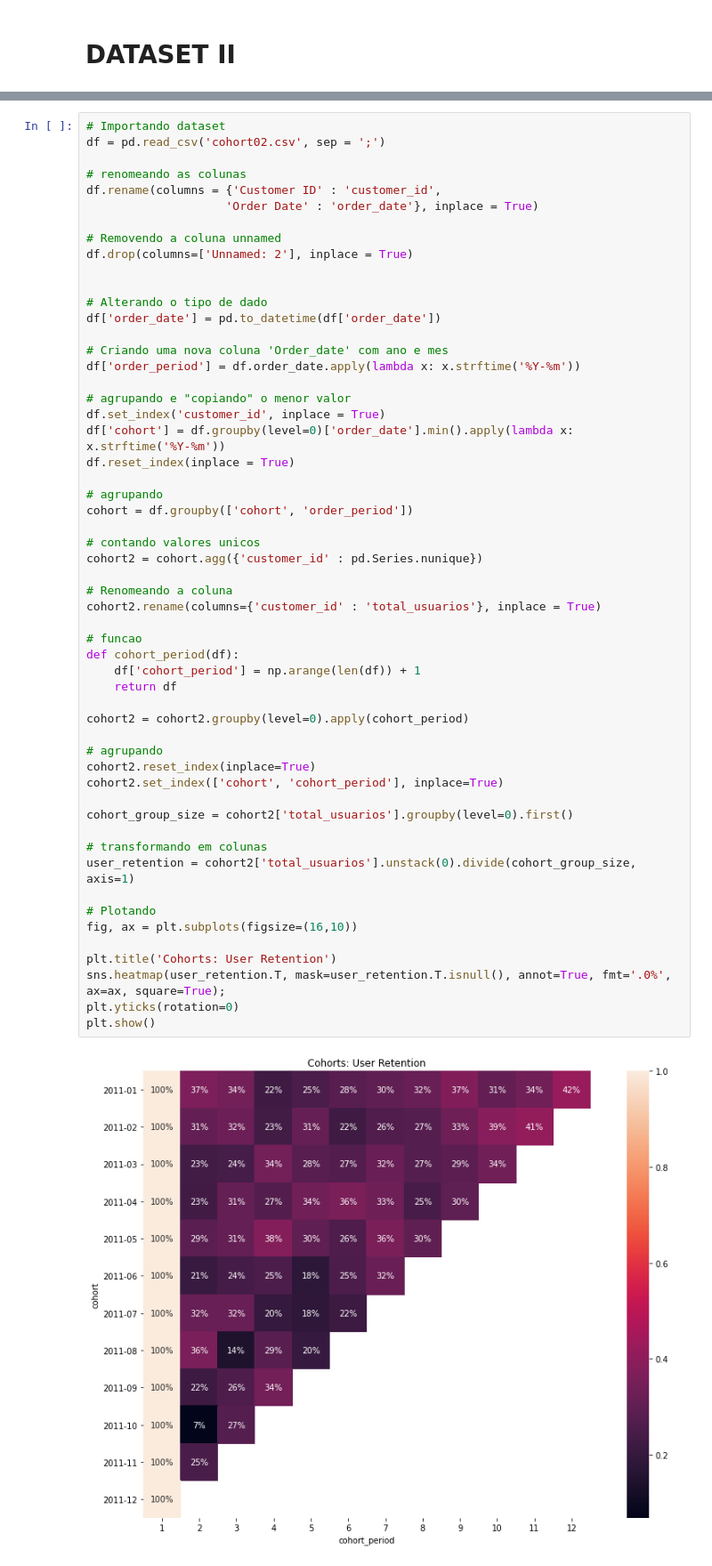
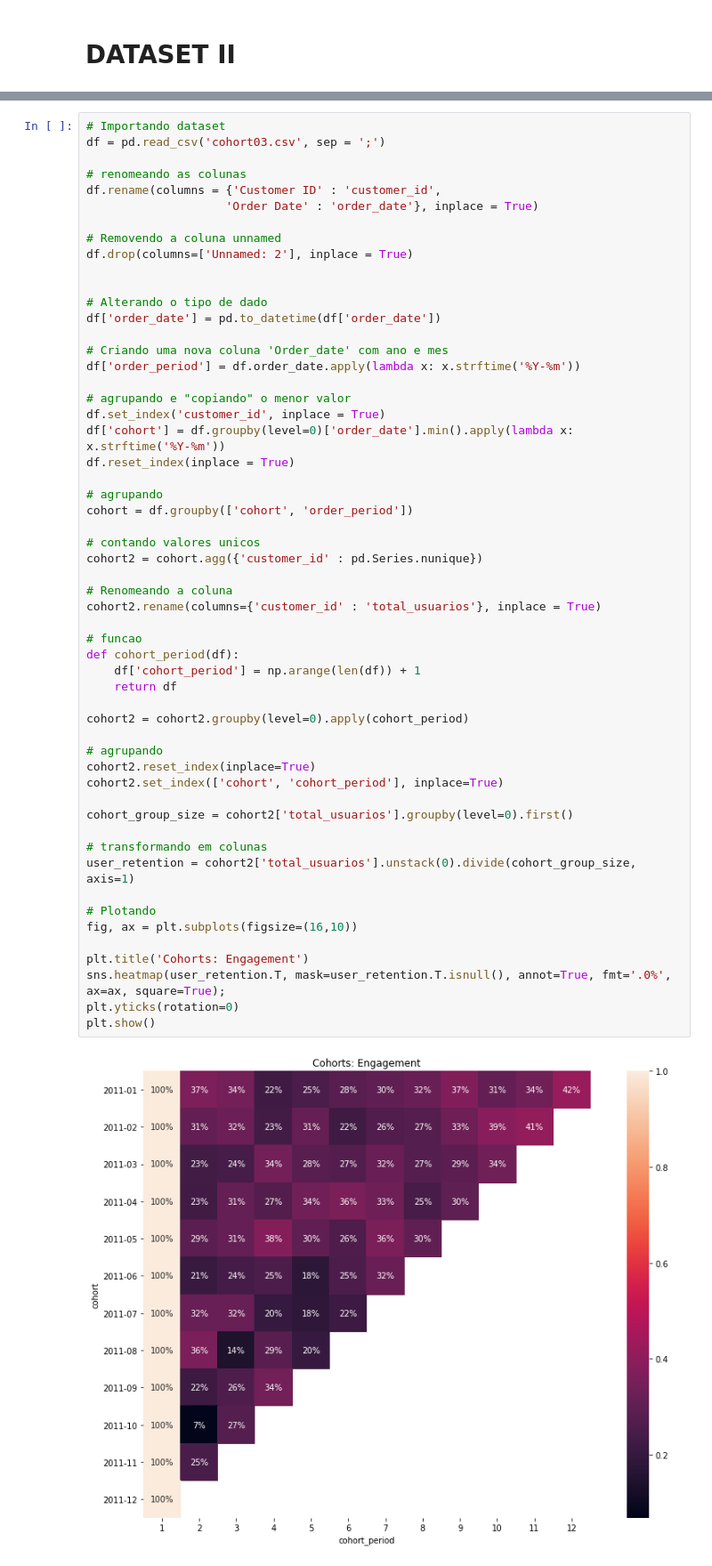
Before and after one commit to daianeklein/Space-Data, a Jupyter notebook: Cohort-Analysis.ipynb, the cells around one changed output, grey strips where cells are left out. Shown at 89% size. Saved outputs shown, nothing was run; the diff lists cells and outputs as text.

Commit message:
Update cohort analysis

```diff
--- a/Cohort-Analysis.ipynb
+++ b/Cohort-Analysis.ipynb
@@ -209,6 +269,6 @@ plt.show()
 # %%
 # Importando dataset
-df = pd.read_csv('cohort02.csv', sep = ';')
+df = pd.read_csv('cohort03.csv', sep = ';')
 
 # renomeando as colunas
 df.rename(columns = {'Customer ID' : 'customer_id',
@@ -234,32 +294,32 @@ cohort = df.groupby(['cohort', 'order_period'])
 
 # contando valores unicos
 cohort2 = cohort.agg({'customer_id' : pd.Series.nunique})
 
 # Renomeando a coluna
 cohort2.rename(columns={'customer_id' : 'total_usuarios'}, inplace = True)
 
 # funcao
 def cohort_period(df):
     df['cohort_period'] = np.arange(len(df)) + 1
     return df
 
 cohort2 = cohort2.groupby(level=0).apply(cohort_period)
 
 # agrupando
 cohort2.reset_index(inplace=True)
 cohort2.set_index(['cohort', 'cohort_period'], inplace=True)
 
 cohort_group_size = cohort2['total_usuarios'].groupby(level=0).first()
 
 # transformando em colunas
 user_retention = cohort2['total_usuarios'].unstack(0).divide(cohort_group_size, axis=1)
 
 # Plotando
 fig, ax = plt.subplots(figsize=(16,10))
 
-plt.title('Cohorts: User Retention')
+plt.title('Cohorts: Engagement')
 sns.heatmap(user_retention.T, mask=user_retention.T.isnull(), annot=True, fmt='.0%', ax=ax, square=True);
 plt.yticks(rotation=0)
 plt.show()
 # %% [output]
-[figure, old version]
+[figure, new version]
```
Also changed, not shown: parts of 7 cells of this notebook.
